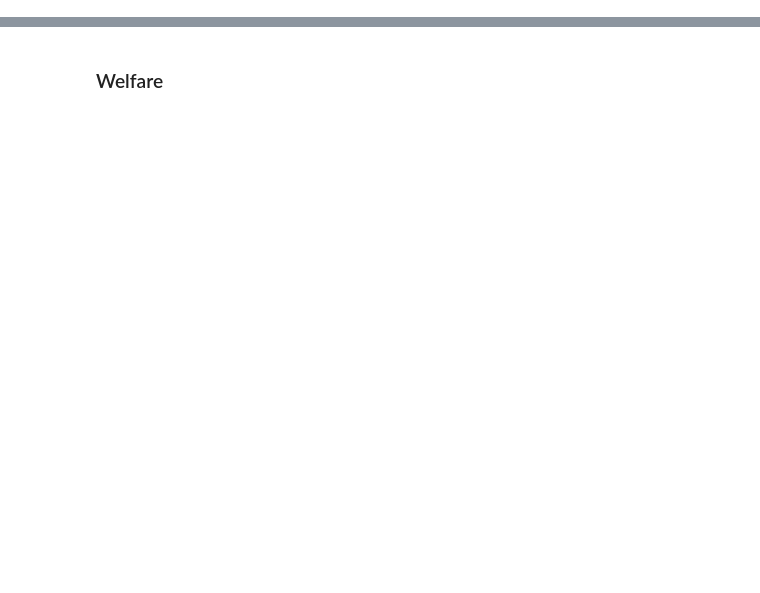
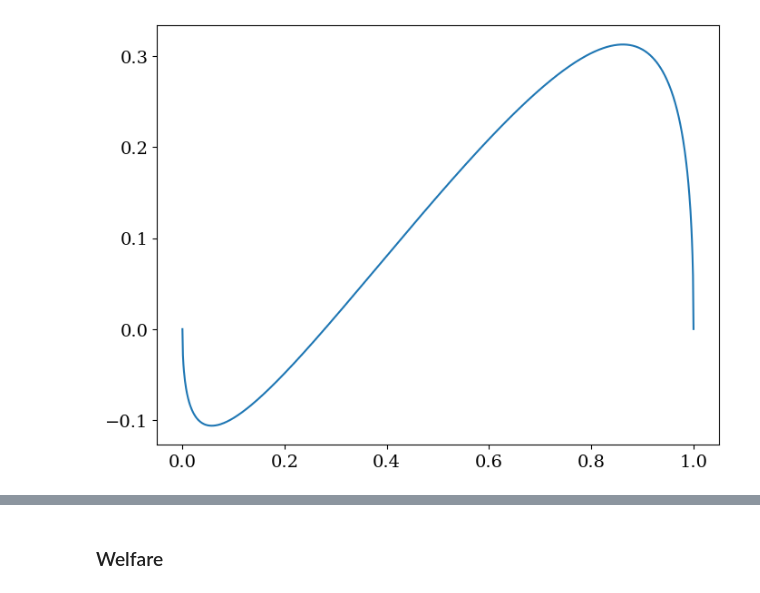
Before and after one commit to charlesaugdupont/cognitive-biases-welfare-volatility, a Jupyter notebook: notebooks/cpt_prob_comparison.ipynb, the cells around one changed output, grey strips where cells are left out. Saved outputs shown, nothing was run; the diff lists cells and outputs as text; code cells hidden in the pictures; blank space fills up the shorter version.

```diff
--- a/notebooks/cpt_prob_comparison.ipynb
+++ b/notebooks/cpt_prob_comparison.ipynb
@@ -57,0 +53,8 @@ plt.show()
+# %%
+pvals = np.linspace(0,1,1000)
+plt.plot(
+    pvals, pvals - probability_weighting(pvals, gamma=0.5)
+)
+plt.show()
+# %% [output]
+[figure, added]
```
Also changed, not shown: parts of 7 cells of this notebook, 1 other file.
